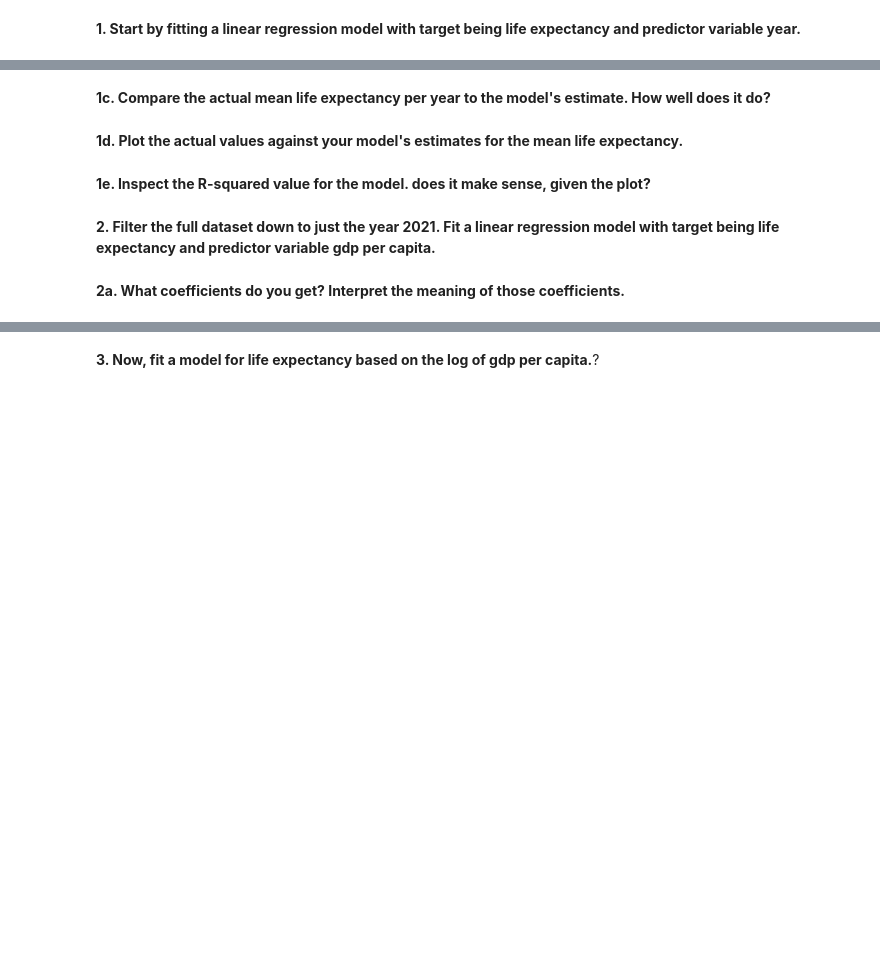
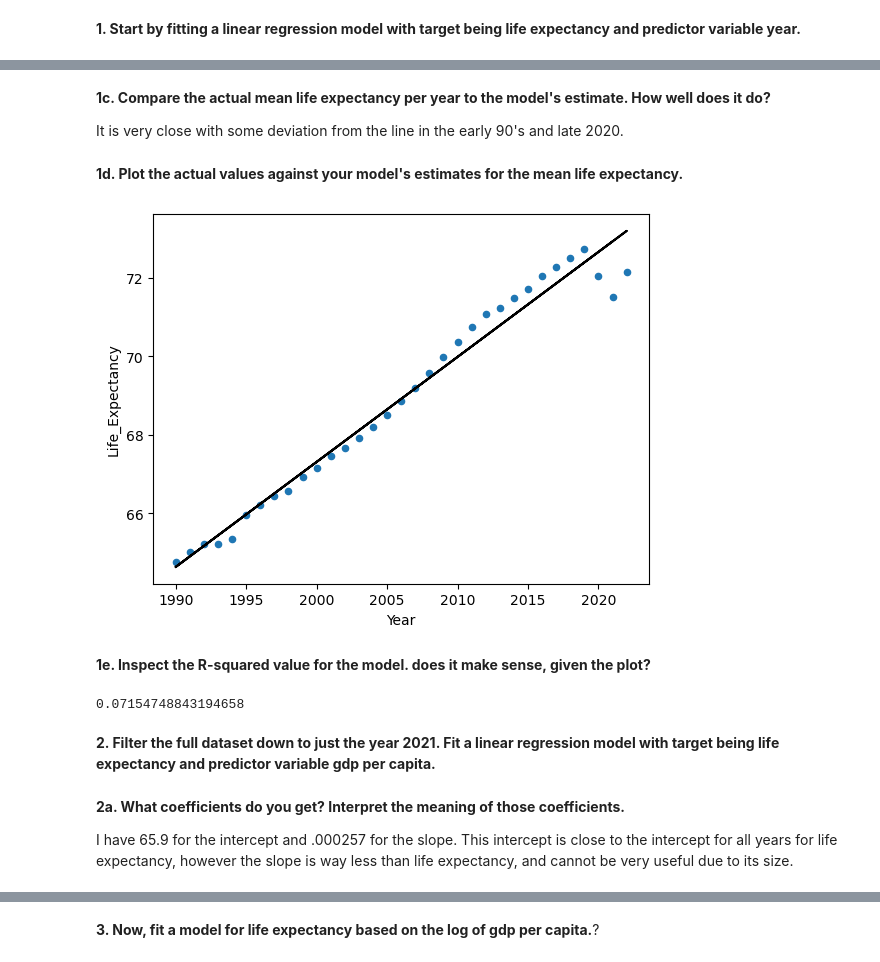
Before and after one commit to nss-data-science-cohort-8/un-linear-regression-Mythical-clj, a Jupyter notebook: notebooks/un-linear-regression-clj.ipynb, the cells around one changed output, grey strips where cells are left out. Saved outputs shown, nothing was run; the diff lists cells and outputs as text; code cells hidden in the pictures; blank space fills up the shorter version.

```diff
--- a/notebooks/un-linear-regression-clj.ipynb
+++ b/notebooks/un-linear-regression-clj.ipynb
@@ -36,0 +60,3 @@ dtype: float64
+# %%
+gdp_le_new = smf.ols("Life_Expectancy ~ I(Year - 1990)", data=gdp_le).fit()
+gdp_le_new.params
@@ -36,0 +67,3 @@ dtype: float64
+# %%
+gdp_le_year = gdp_le.groupby('Year')['Life_Expectancy'].mean().reset_index()
+gdp_le_year['mean_estimate'] = gdp_le_new.predict(gdp_le_year)
@@ -37,8 +79,19 @@ dtype: float64
 # %% [markdown]
 **1c. Compare the actual mean life expectancy per year to the model's estimate. How well does it do?**
+
+It is very close with some deviation from the line in the early 90's and late 2020.
 # %% [markdown]
 **1d. Plot the actual values against your model's estimates for the mean life expectancy.**
+# %%
+gdp_le_year.plot(kind='scatter', x='Year', y='Life_Expectancy')
+plt.plot(gdp_le['Year'], gdp_le_new.fittedvalues, color='black');
+# %% [output]
+[figure, added]
 # %% [markdown]
 **1e. Inspect the R-squared value for the model. does it make sense, given the plot?**
+# %%
+gdp_le_new.rsquared
+# %% [output]
+0.07154748843194658
 # %% [markdown]
 **2. Filter the full dataset down to just the year 2021. Fit a linear regression model with target being life expectancy and predictor variable gdp per capita.**
@@ -45,2 +100,4 @@ dtype: float64
 # %% [markdown]
 **2a. What coefficients do you get? Interpret the meaning of those coefficients.**
+
+I have 65.9 for the intercept and .000257 for the slope. This intercept is close to the intercept for all years for life expectancy, however the slope is way less than life expectancy, and cannot be very useful due to its size.
```
Also changed, not shown: parts of 20 cells of this notebook.
